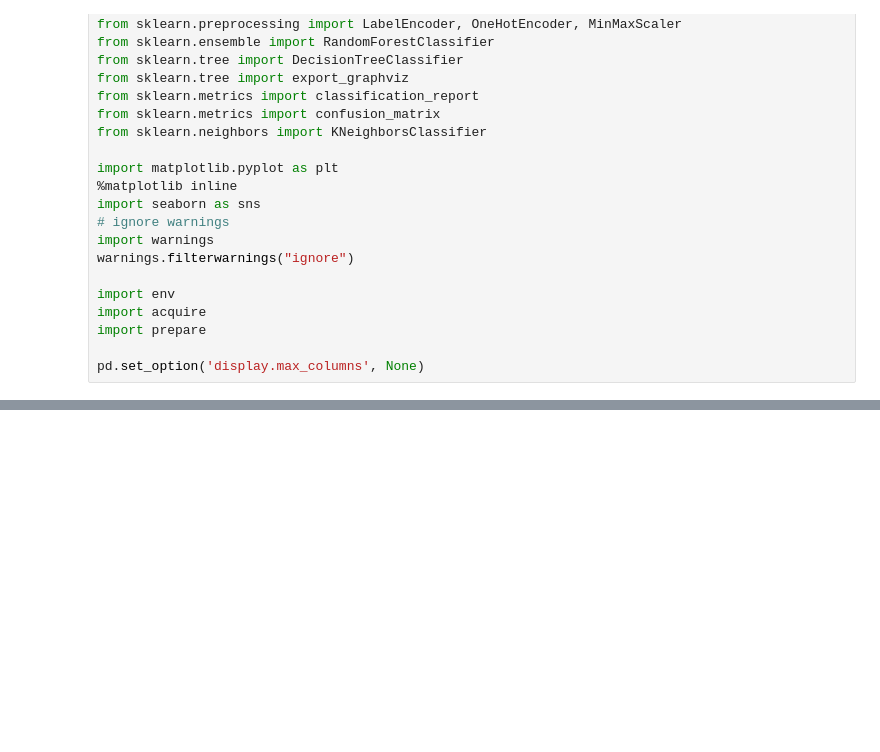
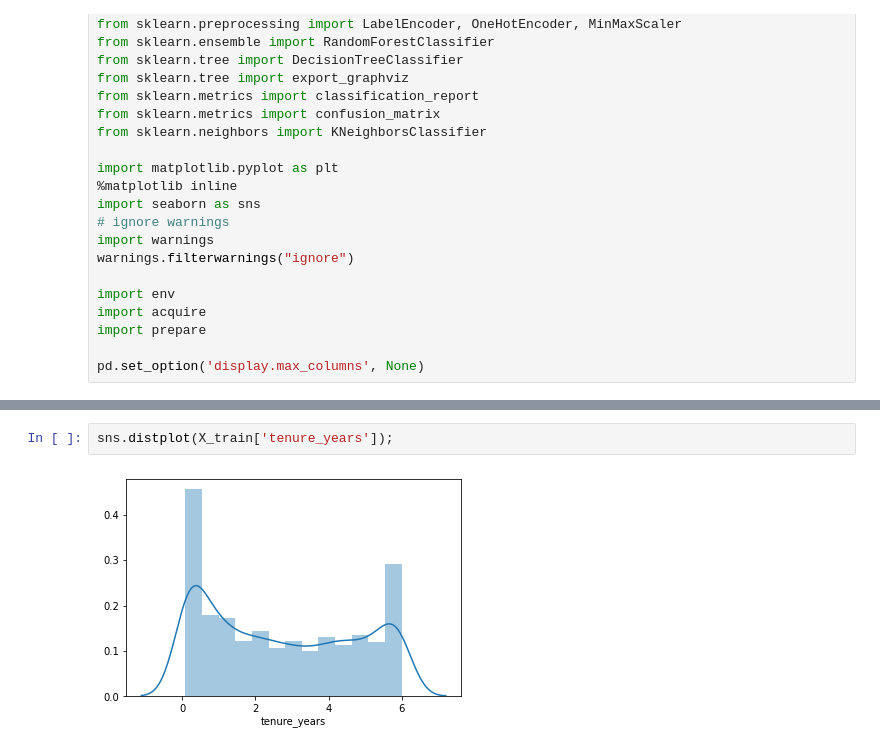
Before and after one commit to sonny-chase-nick-classification-project/telco_classification, a Jupyter notebook: Why_are_our_customers_churning.ipynb, the cells around one changed output, grey strips where cells are left out. Saved outputs shown, nothing was run; the diff lists cells and outputs as text; blank space fills up the shorter version.

```diff
--- a/Why_are_our_customers_churning.ipynb
+++ b/Why_are_our_customers_churning.ipynb
@@ -125,0 +271,4 @@ validate: 1125 rows
+# %%
+sns.distplot(X_train['tenure_years']);
+# %% [output]
+[figure, added]
```
Also changed, not shown: parts of 28 cells of this notebook.
